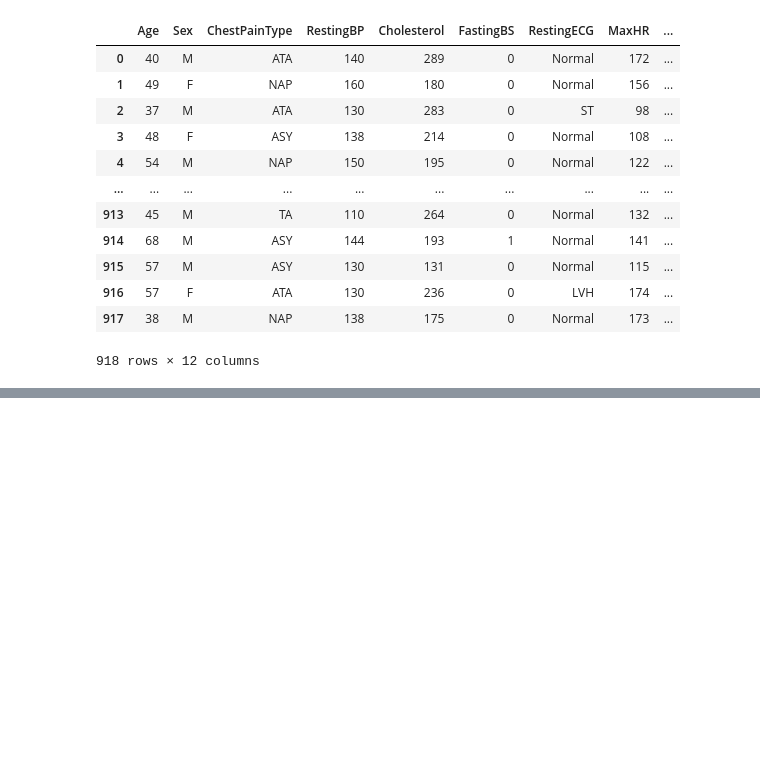
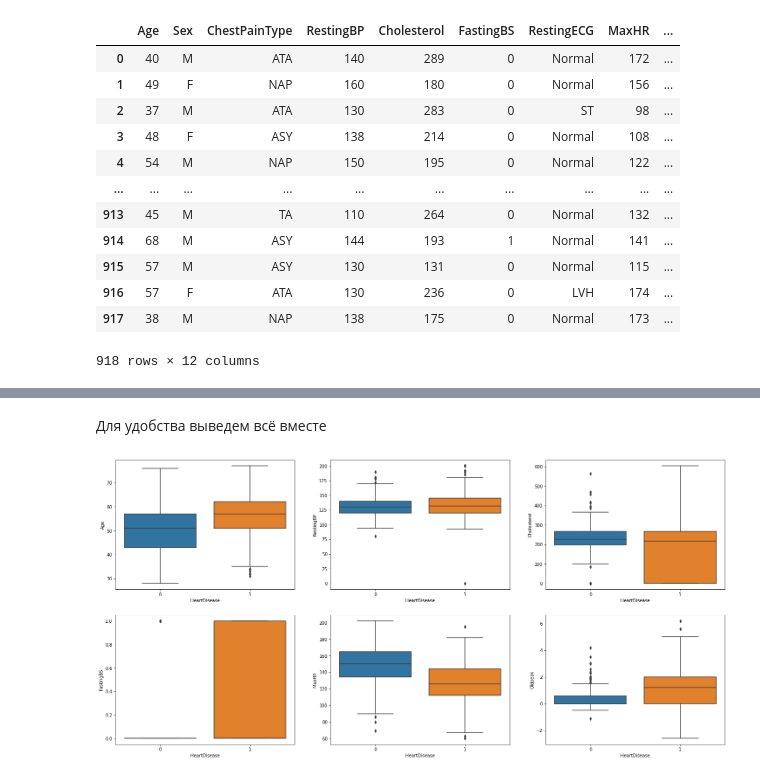
Before and after one commit to HarryLiker/ML, a Jupyter notebook: lab0_Korolev.ipynb, the cells around one changed output, grey strips where cells are left out. Saved outputs shown, nothing was run; the diff lists cells and outputs as text; code cells hidden in the pictures; blank space fills up the shorter version.

```diff
--- a/lab0_Korolev.ipynb
+++ b/lab0_Korolev.ipynb
@@ -279,0 +248,12 @@ sns.heatmap(data.corr().abs(), annot=True, cmap="coolwarm", linewidth=0.1)
+# %% [markdown]
+Для удобства выведем всё вместе
+# %%
+index = 0
+plt.figure(figsize=(25,25))
+for feature in numerical:
+    if feature != "HeartDisease":
+        index += 1
+        plt.subplot(4, 3, index)
+        sns.boxplot(x='HeartDisease', y=feature, data=data)
+# %% [output]
+[figure, added]
```
Also changed, not shown: parts of 107 cells of this notebook, 1 other file.
